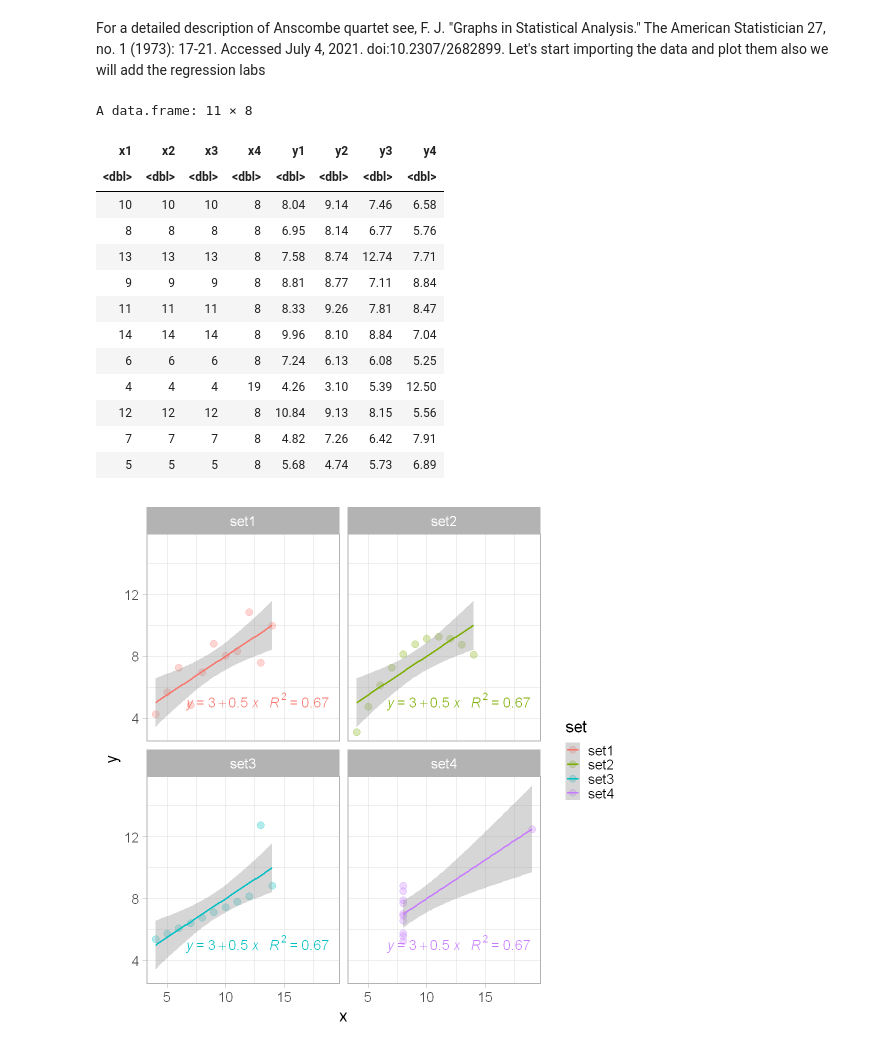
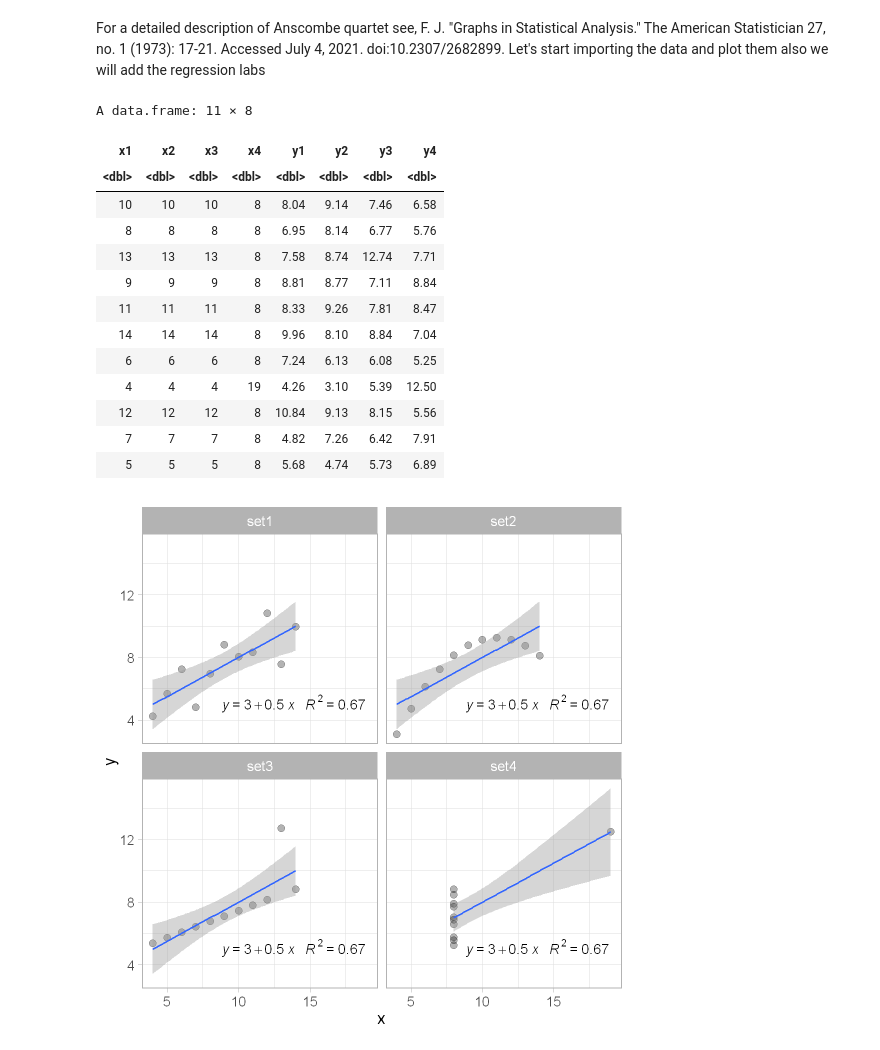
Before and after one commit to jojosgithub/blog, a Jupyter notebook: _notebooks/2021-07-04-anscombe.ipynb, the cells around one changed output. Saved outputs shown, nothing was run; the diff lists cells and outputs as text; code cells hidden in the pictures.

```diff
--- a/_notebooks/2021-07-04-anscombe.ipynb
+++ b/_notebooks/2021-07-04-anscombe.ipynb
@@ -40,35 +40,35 @@ colnames(gganscombe) <- c("x","y","set")
 #https://stackoverflow.com/a/39333833/6483091
 formula <- y ~ x
 
-p <- ggplot(gganscombe, aes(x= x, y= y, color = set)) +
+p <- ggplot(gganscombe, aes(x= x, y= y)) +
   geom_point(alpha = 0.3,size = 4) +
   facet_wrap(~set, ncol=2)  +
   geom_smooth(method = "lm", formula = formula, se = T) +
   stat_poly_eq(aes(label = paste(..eq.label.., ..rr.label.., sep = "~~~")),
                label.x.npc = "right", label.y.npc = 0.15,
                formula = formula, parse = TRUE, size = 6)
 
 p+theme_light(base_size=20)
 
 
 x=gganscombe$x
 y=gganscombe$y
 # %% [output]
 A data.frame: 11 × 8
 | x1 | x2 | x3 | x4 | y1 | y2 | y3 | y4 |
 | <dbl> | <dbl> | <dbl> | <dbl> | <dbl> | <dbl> | <dbl> | <dbl> |
 | 10 | 10 | 10 | 8 | 8.04 | 9.14 | 7.46 | 6.58 |
 | 8 | 8 | 8 | 8 | 6.95 | 8.14 | 6.77 | 5.76 |
 | 13 | 13 | 13 | 8 | 7.58 | 8.74 | 12.74 | 7.71 |
 | 9 | 9 | 9 | 8 | 8.81 | 8.77 | 7.11 | 8.84 |
 | 11 | 11 | 11 | 8 | 8.33 | 9.26 | 7.81 | 8.47 |
 | 14 | 14 | 14 | 8 | 9.96 | 8.10 | 8.84 | 7.04 |
 | 6 | 6 | 6 | 8 | 7.24 | 6.13 | 6.08 | 5.25 |
 | 4 | 4 | 4 | 19 | 4.26 | 3.10 | 5.39 | 12.50 |
 | 12 | 12 | 12 | 8 | 10.84 | 9.13 | 8.15 | 5.56 |
 | 7 | 7 | 7 | 8 | 4.82 | 7.26 | 6.42 | 7.91 |
 | 5 | 5 | 5 | 8 | 5.68 | 4.74 | 5.73 | 6.89 |
-[figure, old version]
+[figure, new version]
 # %%
 
 #which trick was used???
```
Also changed, not shown: parts of 3 cells of this notebook.
